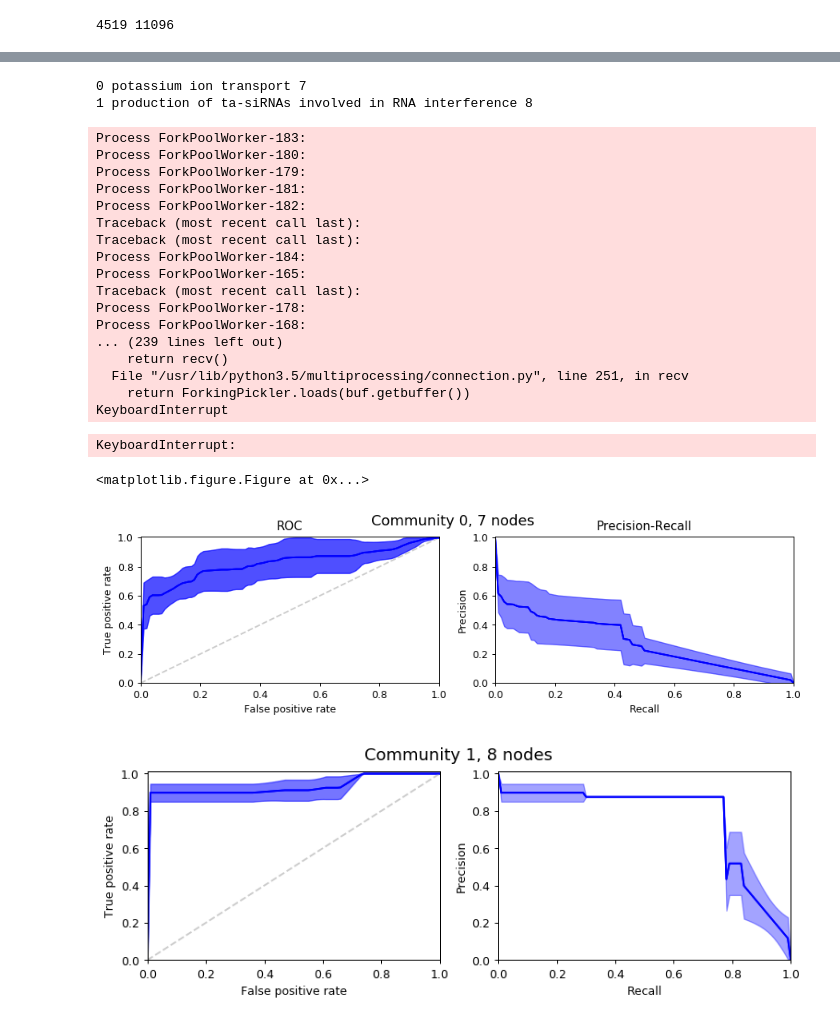
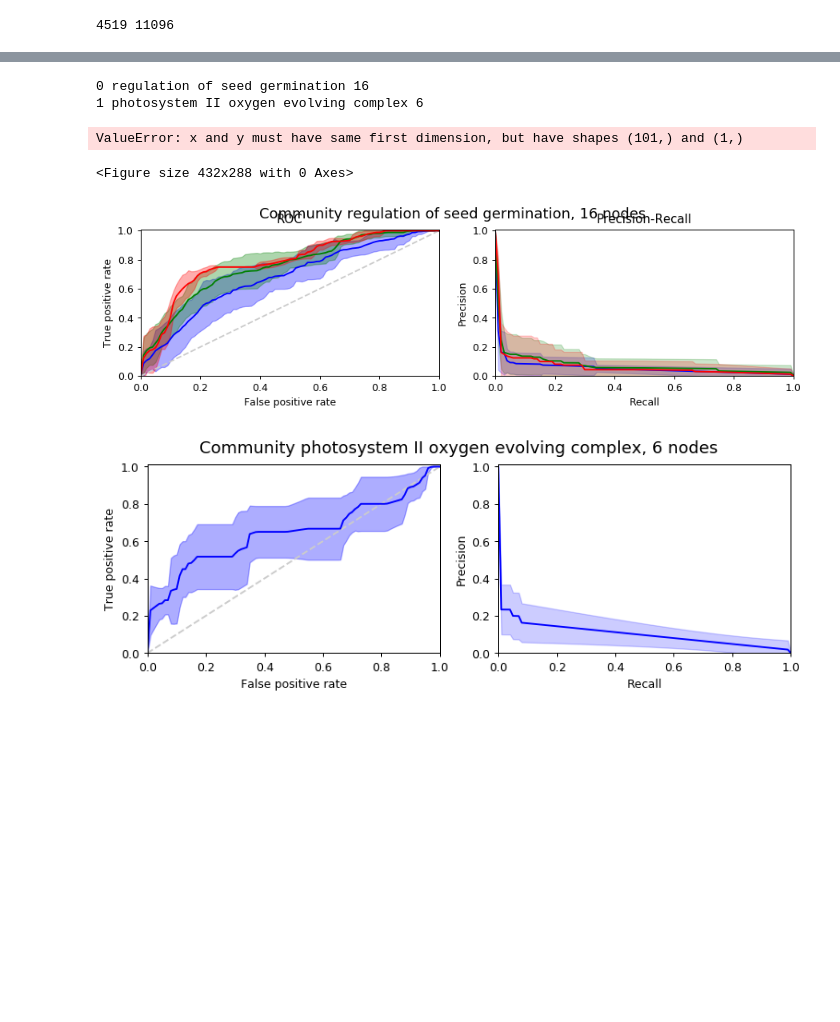
Before and after one commit to SBRCNottingham/cluster_query_tool, a Jupyter notebook: notebooks/Arabidopsis_ppi.ipynb, the cells around one changed output, grey strips where cells are left out. Saved outputs shown, nothing was run; the diff lists cells and outputs as text; code cells hidden in the pictures; blank space fills up the shorter version.

Commit message:
Added notes for arabidopsis ppi

```diff
--- a/notebooks/Arabidopsis_ppi.ipynb
+++ b/notebooks/Arabidopsis_ppi.ipynb
@@ -86,7 +87,7 @@ def unique_sampler(node_set, sample_size, max_samples=120):
 from scipy import interp
 
 seed_sizes = [3, 7, 13]
-samples = 120
+samples = 10
 
 color = {
     3: "b",
@@ -106,7 +107,7 @@ for c, k in enumerate(list(comms.keys())[:30]):
     fig, axes = plt.subplots(nrows=1, ncols=2)
     fig.set_dpi(90)
     fig.set_size_inches(10, 3)
-    fig.suptitle("Community {}, {} nodes".format(c, len(comms[k])), fontsize="x-large")
+    fig.suptitle("Community {}, {} nodes".format(k, len(comms[k])), fontsize="x-large")
 
     if c not in auc_scores:
         auc_scores[c] = dict()
@@ -129,9 +130,9 @@ for c, k in enumerate(list(comms.keys())[:30]):
     axes[0].plot(np.linspace(0,1,100), np.linspace(0,1,100), '--', color="#cccccc")
 
 
-    for s in seed_sizes:
-
-        if s not in auc_scores[c]:
+    for seed_size in seed_sizes:
+        s = seed_size
+        if seed_size not in auc_scores[c]:
             auc_scores[c][s] = []
             app_scores[c][s] = []
 
@@ -166,59 +167,42 @@ for c, k in enumerate(list(comms.keys())[:30]):
                 presc.append(tpr)
 
             tprs = np.array(tprs)
             mean_tprs = tprs.mean(axis=0)
             std = tprs.std(axis=0)
 
             tprs_upper = np.minimum(mean_tprs + std, 1)
             tprs_lower = mean_tprs - std
 
             axes[0].plot(base_fpr, mean_tprs, color=color[seed_size])
             axes[0].fill_between(base_fpr, tprs_lower, tprs_upper,  color=color[seed_size], alpha=0.32)
 
 
             tprs = np.array(presc)
             mean_tprs = tprs.mean(axis=0)
             std = tprs.std(axis=0)
 
             tprs_upper = np.minimum(mean_tprs + std, 1)
             tprs_lower = mean_tprs - std
 
             axes[1].plot(base_pr, mean_tprs, color=color[seed_size])
             axes[1].fill_between(base_fpr, tprs_lower, tprs_upper, color=color[seed_size], alpha=0.2)
 
 
     axes[0].set_title('ROC')#, mean AUC={:.2f}'.format(np.mean(auc_scores[c])))
 
     axes[1].set_title('Precision-Recall')# mean AP={:.2f}'.format(np.mean(app_scores[c])))
 
     plt.tight_layout()
-    fig.savefig('figs/arabidopsis_ppi_roc_prc.eps')
-    fig.savefig('figs/arabidopsis_ppi_roc_prc.svg')
-    fig.savefig('figs/arabidopsis_ppi_roc_prc.png')
+    fig.savefig('figs/arabidopsis_ppi_roc_prc_{}.eps'.format(k))
+    fig.savefig('figs/arabidopsis_ppi_roc_prc_{}.svg'.format(k))
+    fig.savefig('figs/arabidopsis_ppi_roc_prc_{}.png'.format(k))
 # %% [output]
-0 potassium ion transport 7
-1 production of ta-siRNAs involved in RNA interference 8
+0 regulation of seed germination 16
+1 photosystem II oxygen evolving complex 6
-Process ForkPoolWorker-183:
-Process ForkPoolWorker-180:
-Process ForkPoolWorker-179:
-Process ForkPoolWorker-181:
-Process ForkPoolWorker-182:
-Traceback (most recent call last):
-Traceback (most recent call last):
-Process ForkPoolWorker-184:
-Process ForkPoolWorker-165:
-Traceback (most recent call last):
-Process ForkPoolWorker-178:
-Process ForkPoolWorker-168:
-... (239 lines left out)
-    return recv()
-  File "/usr/lib/python3.5/multiprocessing/connection.py", line 251, in recv
-    return ForkingPickler.loads(buf.getbuffer())
-KeyboardInterrupt
+ValueError: x and y must have same first dimension, but have shapes (101,) and (1,)
-KeyboardInterrupt:
+<Figure size 432x288 with 0 Axes>
-<matplotlib.figure.Figure at 0x...>
-[figure, old version]
+[figure, new version]
-[figure, old version]
+[figure, new version]
 # %%
 from joblib import Parallel, delayed
 from sklearn.metrics import roc_auc_score, roc_curve, auc
```
Also changed, not shown: parts of 11 cells of this notebook.
